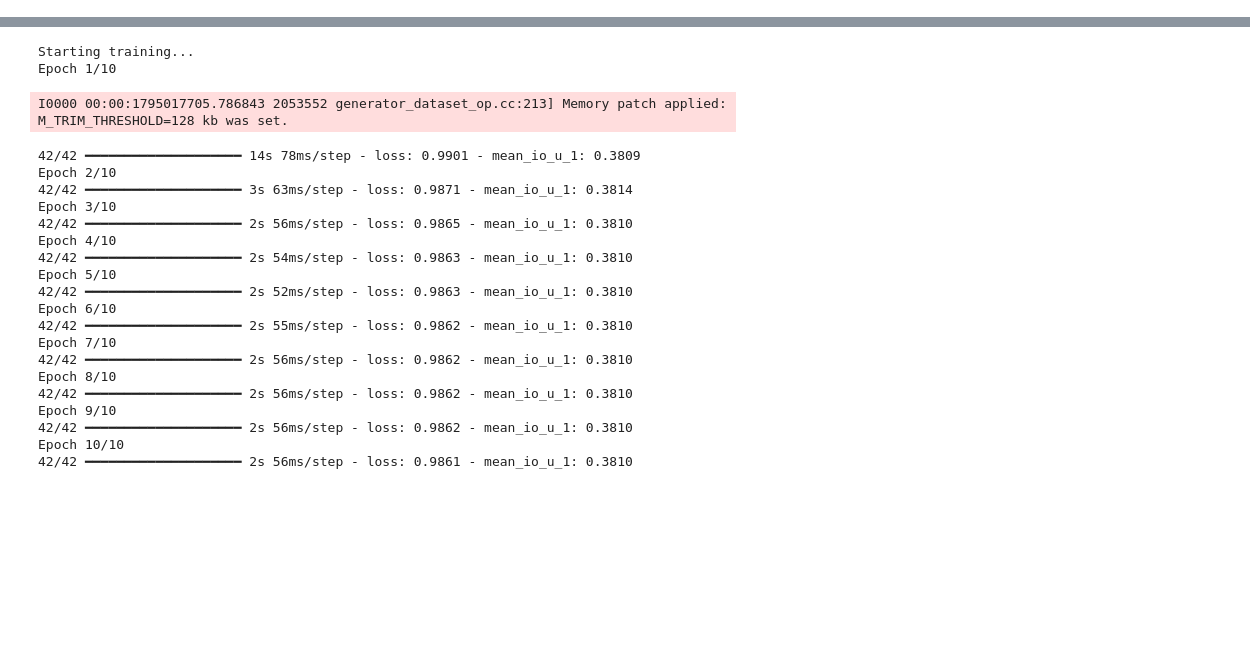
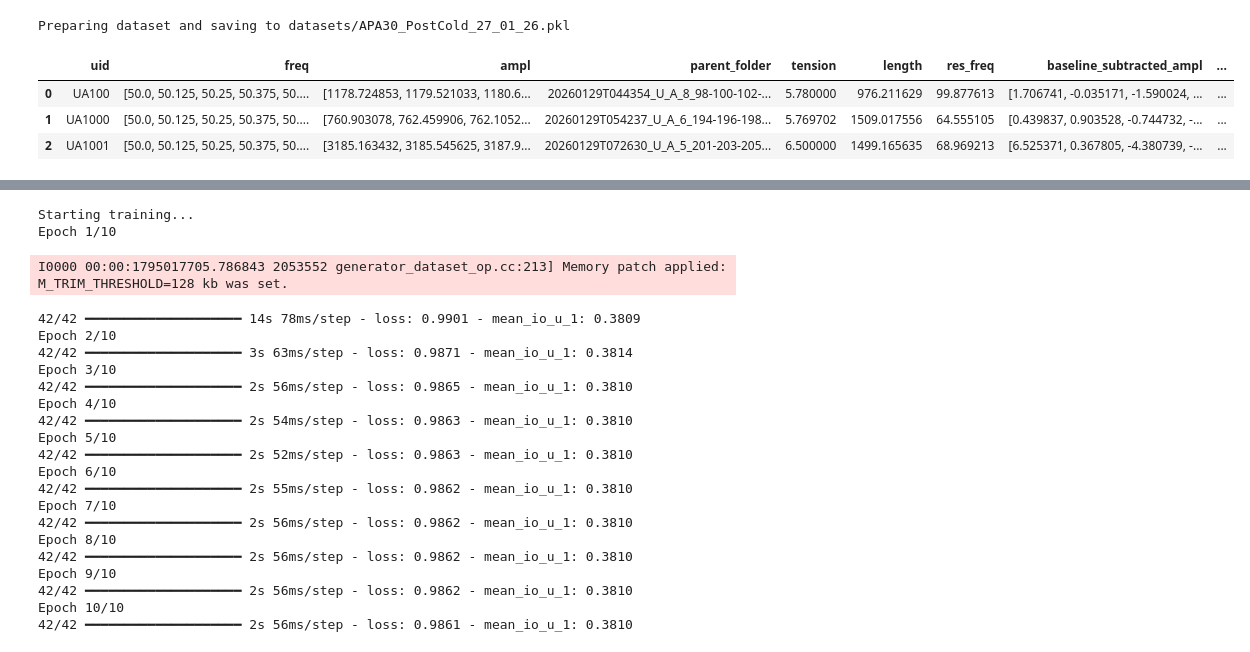
Before and after one commit to SiemBerhane/preliminary-dwa-ml, a Jupyter notebook: initial-data-cleaning/testing.ipynb, the cells around one changed output, grey strips where cells are left out. Cells and saved outputs as stored; diff of their text form; code cells hidden in the pictures; blank space fills up the shorter version.

```diff
--- a/initial-data-cleaning/testing.ipynb
+++ b/initial-data-cleaning/testing.ipynb
@@ -23,2 +24,17 @@ E0000 00:00:1795013058.248140 2053552 cuda_platform.cc:52] failed call to cuInit
+# %%
+raw_path = "/vols/dune/amh24/APA-DWA-measurements/4ml/scanData/raw/APA_APA30_PostCold_27_01_26/"
+proc_path = "/vols/dune/amh24/APA-DWA-measurements/4ml/scanData/processed/APA30_PostCold_27_01_26.json"
+stage = "DWA Development"
+dataset_name = "APA30_PostCold_27_01_26"
+print(f"Preparing dataset and saving to datasets/{dataset_name}.pkl")
+df = run_model.prepare_scan_data(raw_path, proc_path, stage, dataset_name)
+# %% [output]
+Preparing dataset and saving to datasets/APA30_PostCold_27_01_26.pkl
 # %%
 df = pd.read_pickle("datasets/APA30_PostCold_27_01_26.pkl")
+df.head(3)
+# %% [output]
+|  | uid | freq | ampl | parent_folder | tension | length | res_freq | baseline_subtracted_ampl | ... |
+| 0 | UA100 | [50.0, 50.125, 50.25, 50.375, 50.... | [1178.724853, 1179.521033, 1180.6... | 20260129T044354_U_A_8_98-100-102-... | 5.780000 | 976.211629 | 99.877613 | [1.706741, -0.035171, -1.590024, ... | ... |
+| 1 | UA1000 | [50.0, 50.125, 50.25, 50.375, 50.... | [760.903078, 762.459906, 762.1052... | 20260129T054237_U_A_6_194-196-198... | 5.769702 | 1509.017556 | 64.555105 | [0.439837, 0.903528, -0.744732, -... | ... |
+| 2 | UA1001 | [50.0, 50.125, 50.25, 50.375, 50.... | [3185.163432, 3185.545625, 3187.9... | 20260129T072630_U_A_5_201-203-205... | 6.500000 | 1499.165635 | 68.969213 | [6.525371, 0.367805, -4.380739, -... | ... |
```
Also changed, not shown: parts of 8 cells of this notebook, 2 other files.
